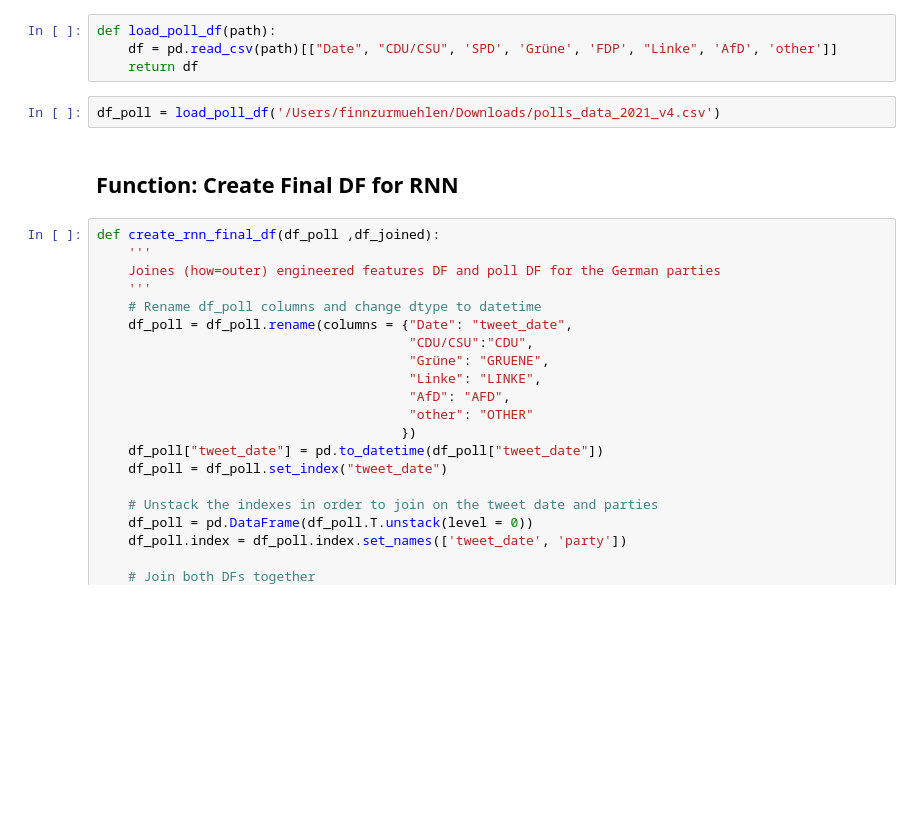
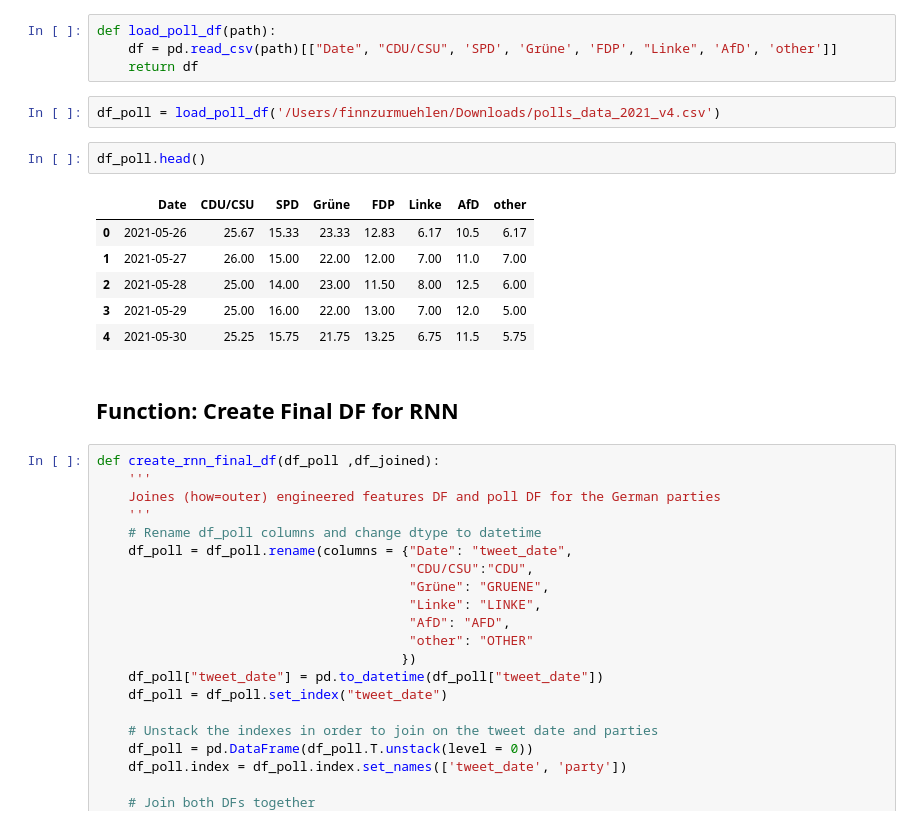
Before and after one commit to NicolasBuehringer/project_delphi, a Jupyter notebook: notebooks/05finn/finnzm_api_sample_data_v2.ipynb, the cells around one changed output. Cells and saved outputs as stored; diff of their text form; blank space fills up the shorter version.

```diff
--- a/notebooks/05finn/finnzm_api_sample_data_v2.ipynb
+++ b/notebooks/05finn/finnzm_api_sample_data_v2.ipynb
@@ -255,6 +255,15 @@ def load_poll_df(path):
     return df
 # %%
 df_poll = load_poll_df('/Users/finnzurmuehlen/Downloads/polls_data_2021_v4.csv')
+# %%
+df_poll.head()
+# %% [output]
+|  | Date | CDU/CSU | SPD | Grüne | FDP | Linke | AfD | other |
+| 0 | 2021-05-26 | 25.67 | 15.33 | 23.33 | 12.83 | 6.17 | 10.5 | 6.17 |
+| 1 | 2021-05-27 | 26.00 | 15.00 | 22.00 | 12.00 | 7.00 | 11.0 | 7.00 |
+| 2 | 2021-05-28 | 25.00 | 14.00 | 23.00 | 11.50 | 8.00 | 12.5 | 6.00 |
+| 3 | 2021-05-29 | 25.00 | 16.00 | 22.00 | 13.00 | 7.00 | 12.0 | 5.00 |
+| 4 | 2021-05-30 | 25.25 | 15.75 | 21.75 | 13.25 | 6.75 | 11.5 | 5.75 |
 # %% [markdown]
 ## Function: Create Final DF for RNN
 # %%
```
Also changed, not shown: 3 other files.
